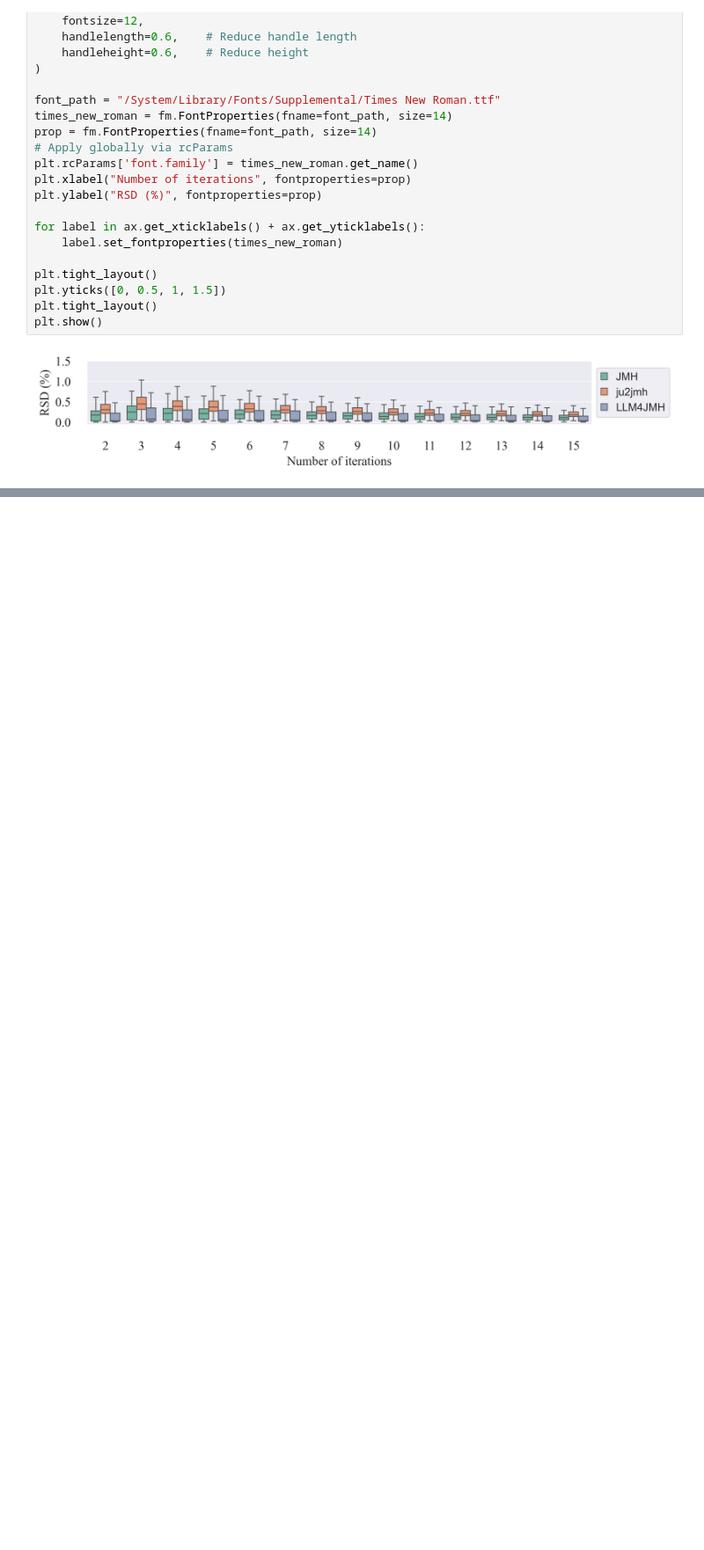
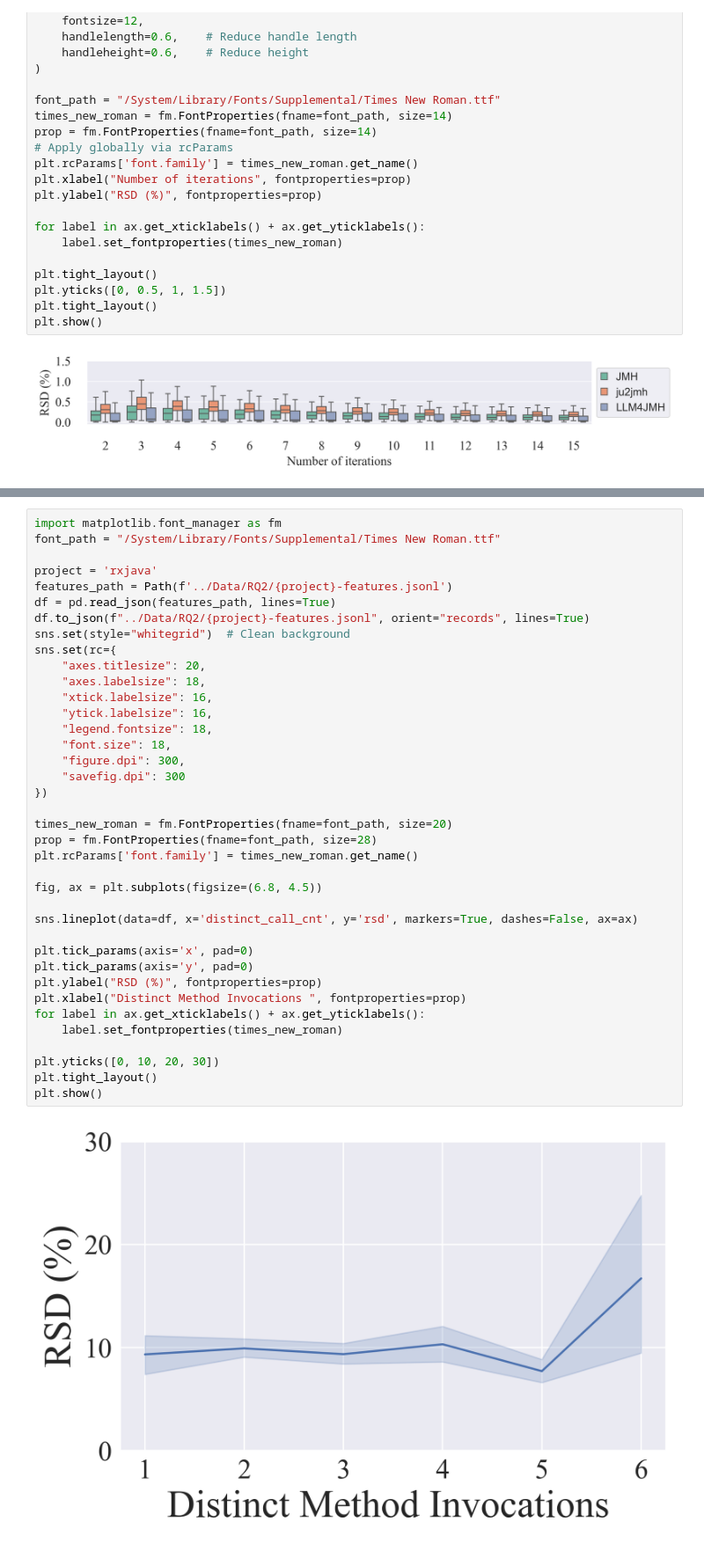
Before and after one commit to hitum-dev/icse26_llm4jmh_submission, a Jupyter notebook: Scripts/00replicate-packages.ipynb, the cells around one changed output, grey strips where cells are left out. Shown at 88% size. Saved outputs shown, nothing was run; the diff lists cells and outputs as text; blank space fills up the shorter version.

```diff
--- a/Scripts/00replicate-packages.ipynb
+++ b/Scripts/00replicate-packages.ipynb
@@ -494,0 +532,40 @@ plt.show()
+# %%
+import matplotlib.font_manager as fm
+font_path = "/System/Library/Fonts/Supplemental/Times New Roman.ttf"
+
+project = 'rxjava'
+features_path = Path(f'../Data/RQ2/{project}-features.jsonl')
+df = pd.read_json(features_path, lines=True)
+df.to_json(f"../Data/RQ2/{project}-features.jsonl", orient="records", lines=True)
+sns.set(style="whitegrid")  # Clean background
+sns.set(rc={
+    "axes.titlesize": 20,
+    "axes.labelsize": 18,
+    "xtick.labelsize": 16,
+    "ytick.labelsize": 16,
+    "legend.fontsize": 18,
+    "font.size": 18,
+    "figure.dpi": 300,
+    "savefig.dpi": 300
+})
+
+times_new_roman = fm.FontProperties(fname=font_path, size=20)
+prop = fm.FontProperties(fname=font_path, size=28)
+plt.rcParams['font.family'] = times_new_roman.get_name()
+
+fig, ax = plt.subplots(figsize=(6.8, 4.5))
+
+sns.lineplot(data=df, x='distinct_call_cnt', y='rsd', markers=True, dashes=False, ax=ax)
+
+plt.tick_params(axis='x', pad=0)
+plt.tick_params(axis='y', pad=0)
+plt.ylabel("RSD (%)", fontproperties=prop)
+plt.xlabel("Distinct Method Invocations ", fontproperties=prop)
+for label in ax.get_xticklabels() + ax.get_yticklabels():
+    label.set_fontproperties(times_new_roman)
+
+plt.yticks([0, 10, 20, 30])
+plt.tight_layout()
+plt.show()
+# %% [output]
+[figure, added]
```
Also changed, not shown: parts of 10 cells of this notebook, 3 other files.
